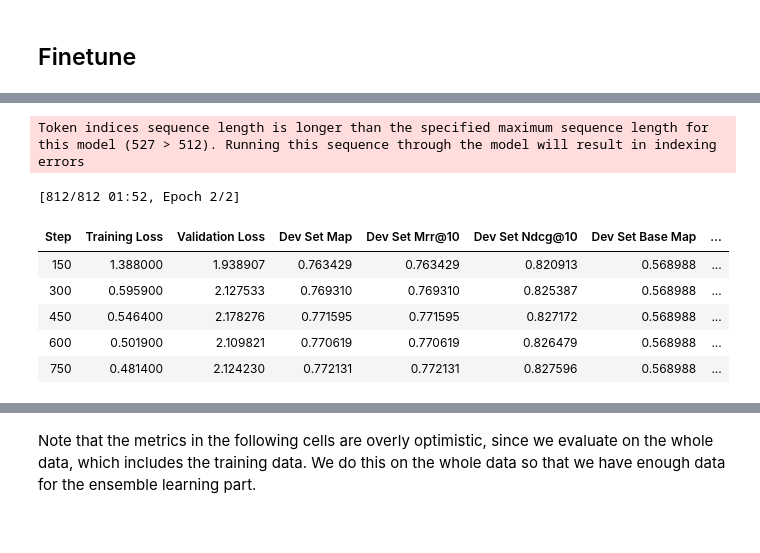
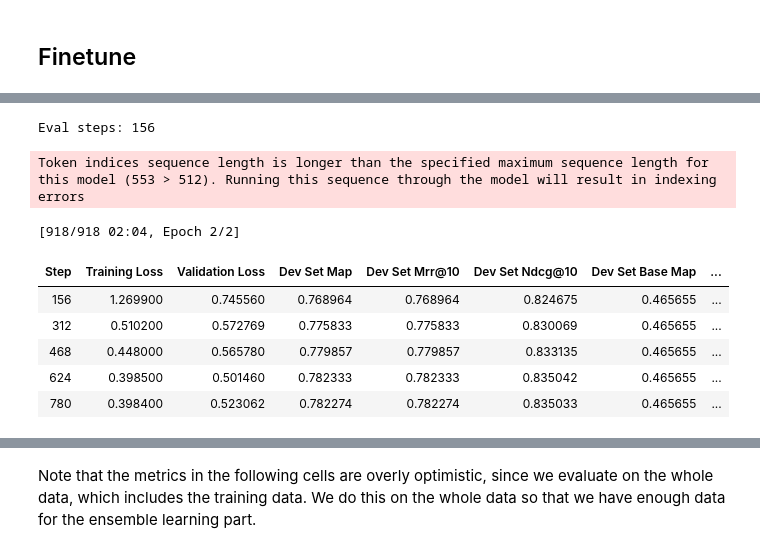
Before and after one commit to AIR25-CheckThat-Group1/CheckThat-ScientificClaimSourceRetrieval, a Jupyter notebook: reranking.ipynb, the cells around one changed output, grey strips where cells are left out. Drawn from its saved outputs; the diff is of its cells as text; code cells hidden in the pictures.

```diff
--- a/reranking.ipynb
+++ b/reranking.ipynb
@@ -507,8 +503,9 @@ class ExperimentRunner:
     def run_experiment(self, hard_train_dataset, hard_eval_dataset, hard_eval_dataset_evaluator, num_hard_negatives, trust_remote_code=False, eval_steps=None):
 
         if eval_steps is None:
-            eval_steps = 20000/self.train_batch_size
+            eval_steps = int(20000/self.train_batch_size)
 
+        print(f"Eval steps: {eval_steps}")
         model = CrossEncoder(self.model_to_finetune, max_length=self.max_length, device=self.device, trust_remote_code=trust_remote_code)
 
         args = CrossEncoderTrainingArguments(
@@ -569,13 +566,13 @@ class ExperimentRunner:
         model.save(f"models/{self.model_to_finetune.split('/')[-1]}-finetuned{self.experiment_name}")
 # %%
 num_epochs = 2
-# embedding_model_hard_negatives = "sentence-transformers/static-retrieval-mrl-en-v1"
+embedding_model_hard_negatives = "sentence-transformers/static-retrieval-mrl-en-v1"
 # embedding_model_hard_negatives = "sentence-transformers/all-MiniLM-L6-v2"
 # embedding_model_hard_negatives = "sentence-transformers/all-MiniLM-L12-v2"
-embedding_model_hard_negatives = "BAAI/bge-small-en-v1.5"
+# embedding_model_hard_negatives = "BAAI/bge-small-en-v1.5"
 
 
-experiment_name = f"_{embedding_model_hard_negatives.split('/')[-1]}_epochs{num_epochs}"
+experiment_name = f"_{embedding_model_hard_negatives.split('/')[-1]}_epochs{num_epochs}_crossentropyloss"
 # %%
 num_hard_negatives = 5
 hard_train_dataset, hard_eval_dataset, hard_eval_dataset_evaluator = get_hard_negatives(embedding_model_hard_negatives, num_hard_negatives=num_hard_negatives, num_hard_negatives_eval=5, train_dataset=train_dataset, dev_dataset=dev_dataset, df_full=df_full, batch_size=64)
@@ -628,22 +625,23 @@ Max            0.9681         0.9681         0.2377
 # %%
 train_batch_size = 128
 max_length = 512
 model_to_finetune = "cross-encoder/ms-marco-TinyBERT-L2-v2"
 
 exp_runner = ExperimentRunner(
     model_to_finetune,
     train_batch_size,
     num_epochs,
     max_length,
     experiment_name=experiment_name
 )
-exp_runner.run_experiment(hard_train_dataset, hard_eval_dataset, hard_eval_dataset_evaluator, num_hard_negatives, eval_steps=150)
+exp_runner.run_experiment(hard_train_dataset, hard_eval_dataset, hard_eval_dataset_evaluator, num_hard_negatives)
 # %% [output]
-Token indices sequence length is longer than the specified maximum sequence length for this model (527 > 512). Running this sequence through the model will result in indexing errors
+Eval steps: 156
-[812/812 01:52, Epoch 2/2]
+Token indices sequence length is longer than the specified maximum sequence length for this model (553 > 512). Running this sequence through the model will result in indexing errors
+[918/918 02:04, Epoch 2/2]
 | Step | Training Loss | Validation Loss | Dev Set Map | Dev Set Mrr@10 | Dev Set Ndcg@10 | Dev Set Base Map | ... |
-| 150 | 1.388000 | 1.938907 | 0.763429 | 0.763429 | 0.820913 | 0.568988 | ... |
-| 300 | 0.595900 | 2.127533 | 0.769310 | 0.769310 | 0.825387 | 0.568988 | ... |
-| 450 | 0.546400 | 2.178276 | 0.771595 | 0.771595 | 0.827172 | 0.568988 | ... |
-| 600 | 0.501900 | 2.109821 | 0.770619 | 0.770619 | 0.826479 | 0.568988 | ... |
-| 750 | 0.481400 | 2.124230 | 0.772131 | 0.772131 | 0.827596 | 0.568988 | ... |
+| 156 | 1.269900 | 0.745560 | 0.768964 | 0.768964 | 0.824675 | 0.465655 | ... |
+| 312 | 0.510200 | 0.572769 | 0.775833 | 0.775833 | 0.830069 | 0.465655 | ... |
+| 468 | 0.448000 | 0.565780 | 0.779857 | 0.779857 | 0.833135 | 0.465655 | ... |
+| 624 | 0.398500 | 0.501460 | 0.782333 | 0.782333 | 0.835042 | 0.465655 | ... |
+| 780 | 0.398400 | 0.523062 | 0.782274 | 0.782274 | 0.835033 | 0.465655 | ... |
```
Also changed, not shown: parts of 15 cells of this notebook.
